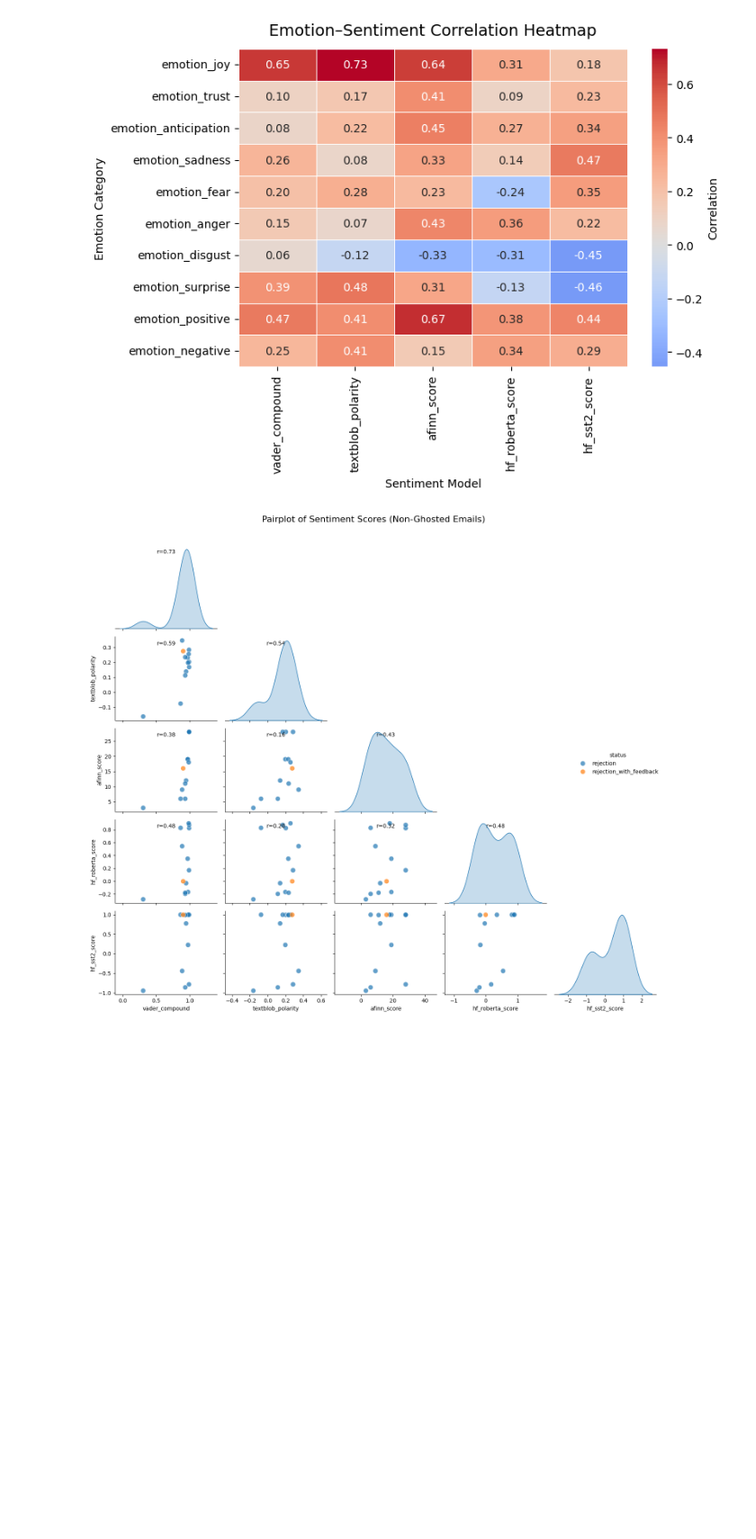
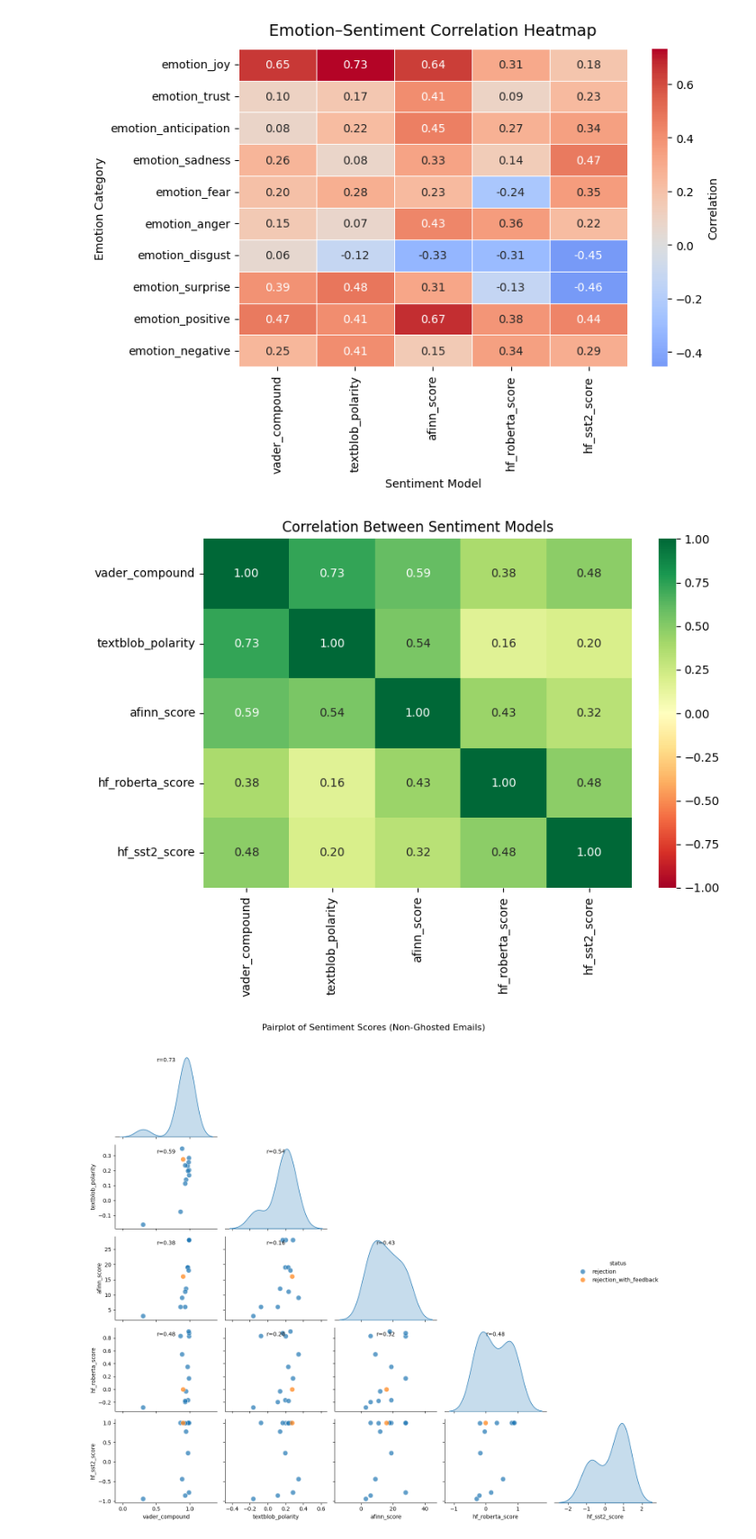
Before and after one commit to jgchoti/job_rejection_analysis, a Jupyter notebook: notebooks/04_compare_extened.ipynb, the cells around one changed output. Shown at 90% size. Drawn from its saved outputs; the diff is of its cells as text; code cells hidden in the pictures; blank space fills up the shorter version.

Commit message:
clean up and add new graph

```diff
--- a/notebooks/04_compare_extened.ipynb
+++ b/notebooks/04_compare_extened.ipynb
@@ -34,4 +34,20 @@ plt.savefig('../visualizations/emotion_sentiment_heatmap.png', dpi=300)
 plt.show()
 # %% [output]
 [figure]
+# %%
+
+cols = ['vader_compound', 'textblob_polarity', 'afinn_score', 'hf_roberta_score', 'hf_sst2_score']
+df_models = df[cols]
+
+# Compute correlation matrix
+corr = df_models.corr()
+
+# Plot heatmap
+plt.figure(figsize=(8,6))
+sns.heatmap(corr, annot=True, fmt=".2f", cmap="RdYlGn", vmin=-1, vmax=1)
+plt.title("Correlation Between Sentiment Models")
+plt.tight_layout()
+plt.show()
+# %% [output]
+[figure, added]
 # %%
```
Also changed, not shown: parts of 4 cells of this notebook, 7 other files.
